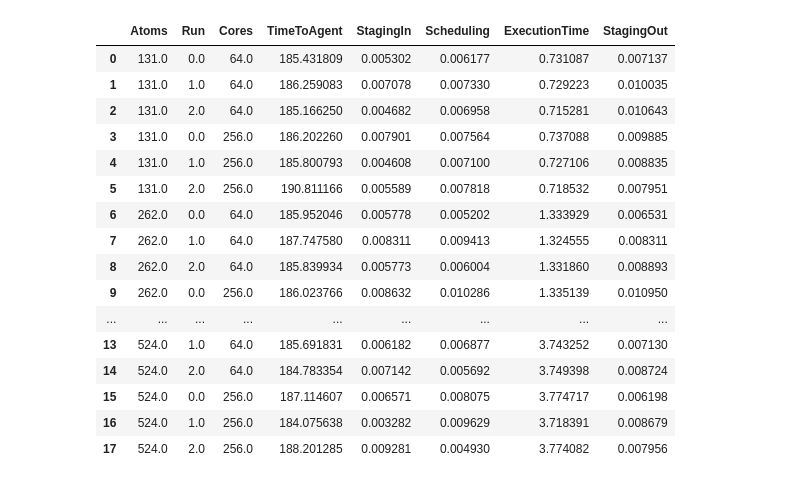
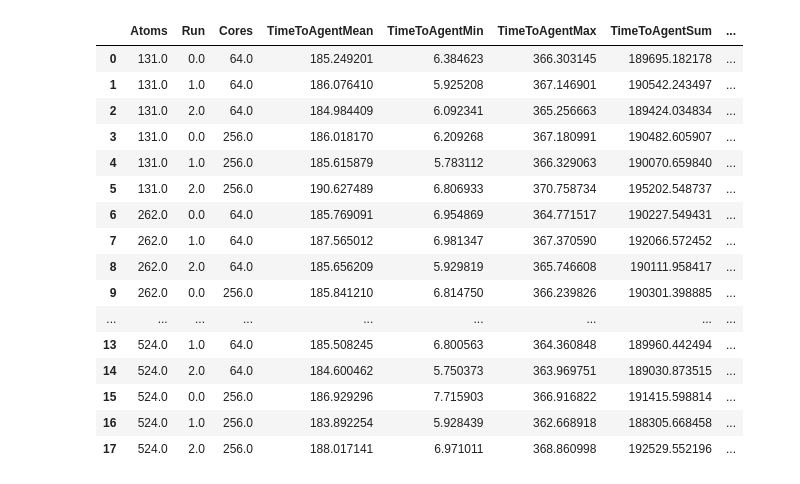
Before and after one commit to radical-experiments/midas_exps, a Jupyter notebook: leaflet-finder/RPLeafletFinderWranglerAnalysis.ipynb, the cells around one changed output. Saved outputs shown, nothing was run; the diff lists cells and outputs as text; code cells hidden in the pictures.

```diff
--- a/leaflet-finder/RPLeafletFinderWranglerAnalysis.ipynb
+++ b/leaflet-finder/RPLeafletFinderWranglerAnalysis.ipynb
@@ -73,20 +23,0 @@ for i in range(3):
-# %%
-ExecutionTimesSummations
-# %% [output]
-|  | Atoms | Run | Cores | TimeToAgent | StagingIn | Scheduling | ExecutionTime | StagingOut |
-| 0 | 131.0 | 0.0 | 64.0 | 185.431809 | 0.005302 | 0.006177 | 0.731087 | 0.007137 |
-| 1 | 131.0 | 1.0 | 64.0 | 186.259083 | 0.007078 | 0.007330 | 0.729223 | 0.010035 |
-| 2 | 131.0 | 2.0 | 64.0 | 185.166250 | 0.004682 | 0.006958 | 0.715281 | 0.010643 |
-| 3 | 131.0 | 0.0 | 256.0 | 186.202260 | 0.007901 | 0.007564 | 0.737088 | 0.009885 |
-| 4 | 131.0 | 1.0 | 256.0 | 185.800793 | 0.004608 | 0.007100 | 0.727106 | 0.008835 |
-| 5 | 131.0 | 2.0 | 256.0 | 190.811166 | 0.005589 | 0.007818 | 0.718532 | 0.007951 |
-| 6 | 262.0 | 0.0 | 64.0 | 185.952046 | 0.005778 | 0.005202 | 1.333929 | 0.006531 |
-| 7 | 262.0 | 1.0 | 64.0 | 187.747580 | 0.008311 | 0.009413 | 1.324555 | 0.008311 |
-| 8 | 262.0 | 2.0 | 64.0 | 185.839934 | 0.005773 | 0.006004 | 1.331860 | 0.008893 |
-| 9 | 262.0 | 0.0 | 256.0 | 186.023766 | 0.008632 | 0.010286 | 1.335139 | 0.010950 |
-| ... | ... | ... | ... | ... | ... | ... | ... | ... |
-| 13 | 524.0 | 1.0 | 64.0 | 185.691831 | 0.006182 | 0.006877 | 3.743252 | 0.007130 |
-| 14 | 524.0 | 2.0 | 64.0 | 184.783354 | 0.007142 | 0.005692 | 3.749398 | 0.008724 |
-| 15 | 524.0 | 0.0 | 256.0 | 187.114607 | 0.006571 | 0.008075 | 3.774717 | 0.006198 |
-| 16 | 524.0 | 1.0 | 256.0 | 184.075638 | 0.003282 | 0.009629 | 3.718391 | 0.008679 |
-| 17 | 524.0 | 2.0 | 256.0 | 188.201285 | 0.009281 | 0.004930 | 3.774082 | 0.007956 |
@@ -92,0 +167,22 @@ ExecutionTimesSummations
+# %%
+ExecutionTimesSummations[['Atoms','Run','Cores','TimeToAgentMean','TimeToAgentMin','TimeToAgentMax','TimeToAgentSum',
+                                                                       'StagingInMean','StagingInMin','StagingInMax','StagingInSum',
+                                                                       'SchedulingMean','SchedulingMin','SchedulingMax','SchedulingSum']]
+# %% [output]
+|  | Atoms | Run | Cores | TimeToAgentMean | TimeToAgentMin | TimeToAgentMax | TimeToAgentSum | ... |
+| 0 | 131.0 | 0.0 | 64.0 | 185.249201 | 6.384623 | 366.303145 | 189695.182178 | ... |
+| 1 | 131.0 | 1.0 | 64.0 | 186.076410 | 5.925208 | 367.146901 | 190542.243497 | ... |
+| 2 | 131.0 | 2.0 | 64.0 | 184.984409 | 6.092341 | 365.256663 | 189424.034834 | ... |
+| 3 | 131.0 | 0.0 | 256.0 | 186.018170 | 6.209268 | 367.180991 | 190482.605907 | ... |
+| 4 | 131.0 | 1.0 | 256.0 | 185.615879 | 5.783112 | 366.329063 | 190070.659840 | ... |
+| 5 | 131.0 | 2.0 | 256.0 | 190.627489 | 6.806933 | 370.758734 | 195202.548737 | ... |
+| 6 | 262.0 | 0.0 | 64.0 | 185.769091 | 6.954869 | 364.771517 | 190227.549431 | ... |
+| 7 | 262.0 | 1.0 | 64.0 | 187.565012 | 6.981347 | 367.370590 | 192066.572452 | ... |
+| 8 | 262.0 | 2.0 | 64.0 | 185.656209 | 5.929819 | 365.746608 | 190111.958417 | ... |
+| 9 | 262.0 | 0.0 | 256.0 | 185.841210 | 6.814750 | 366.239826 | 190301.398885 | ... |
+| ... | ... | ... | ... | ... | ... | ... | ... | ... |
+| 13 | 524.0 | 1.0 | 64.0 | 185.508245 | 6.800563 | 364.360848 | 189960.442494 | ... |
+| 14 | 524.0 | 2.0 | 64.0 | 184.600462 | 5.750373 | 363.969751 | 189030.873515 | ... |
+| 15 | 524.0 | 0.0 | 256.0 | 186.929296 | 7.715903 | 366.916822 | 191415.598814 | ... |
+| 16 | 524.0 | 1.0 | 256.0 | 183.892254 | 5.928439 | 362.668918 | 188305.668458 | ... |
+| 17 | 524.0 | 2.0 | 256.0 | 188.017141 | 6.971011 | 368.860998 | 192529.552196 | ... |
```
Also changed, not shown: parts of 3 cells of this notebook.
